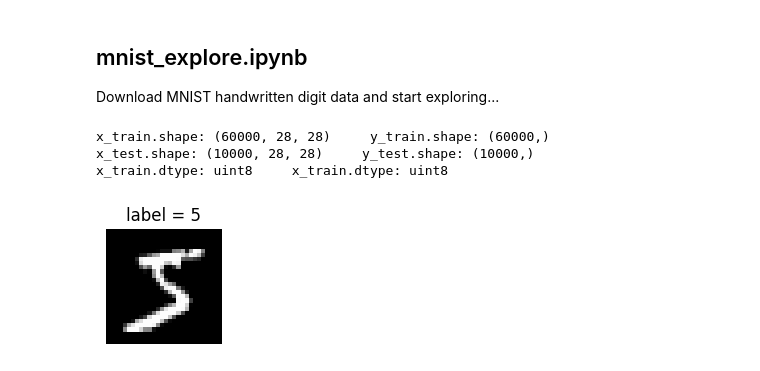
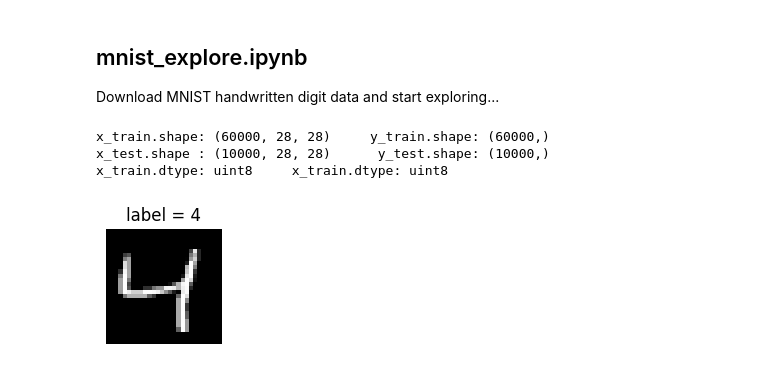
Before and after one commit to richard-greenhalgh/msc-prep, a Jupyter notebook: mnist/notebooks/mnist_explore.ipynb, the cells around one changed output. Drawn from its saved outputs; the diff is of its cells as text; code cells hidden in the pictures.

```diff
--- a/mnist/notebooks/mnist_explore.ipynb
+++ b/mnist/notebooks/mnist_explore.ipynb
@@ -11,20 +11,21 @@ plt.rcParams["figure.figsize"] = (1.5, 1.5)
 # %%
 # load data using keras
 (x_train, y_train), (x_test, y_test) = mnist.load_data()
 
 # check the shape of arrays
 print('x_train.shape:', x_train.shape, '    y_train.shape:', y_train.shape)
-print('x_test.shape:', x_test.shape, '    y_test.shape:', y_test.shape)
+print('x_test.shape :', x_test.shape, '     y_test.shape:', y_test.shape)
 print('x_train.dtype:', x_train.dtype, '    x_train.dtype:', y_train.dtype)
 
 # show one item
-i = 0
-plt.imshow(x_train[i], cmap="gray")
-plt.title(f"label = {y_train[i]}")
-plt.axis("off")
-plt.show()
+def draw_1_OLD(imgs, labels, index):
+    plt.imshow(imgs[index], cmap="gray")
+    plt.title(f"label = {labels[index]}")
+    plt.axis("off")
+    plt.show()
+draw_1_OLD(x_train, y_train, 2)
 # %% [output]
 x_train.shape: (60000, 28, 28)     y_train.shape: (60000,)
-x_test.shape: (10000, 28, 28)     y_test.shape: (10000,)
+x_test.shape : (10000, 28, 28)      y_test.shape: (10000,)
 x_train.dtype: uint8     x_train.dtype: uint8
-[figure, old version]
+[figure, new version]
```
Also changed, not shown: parts of 1 cell of this notebook.
